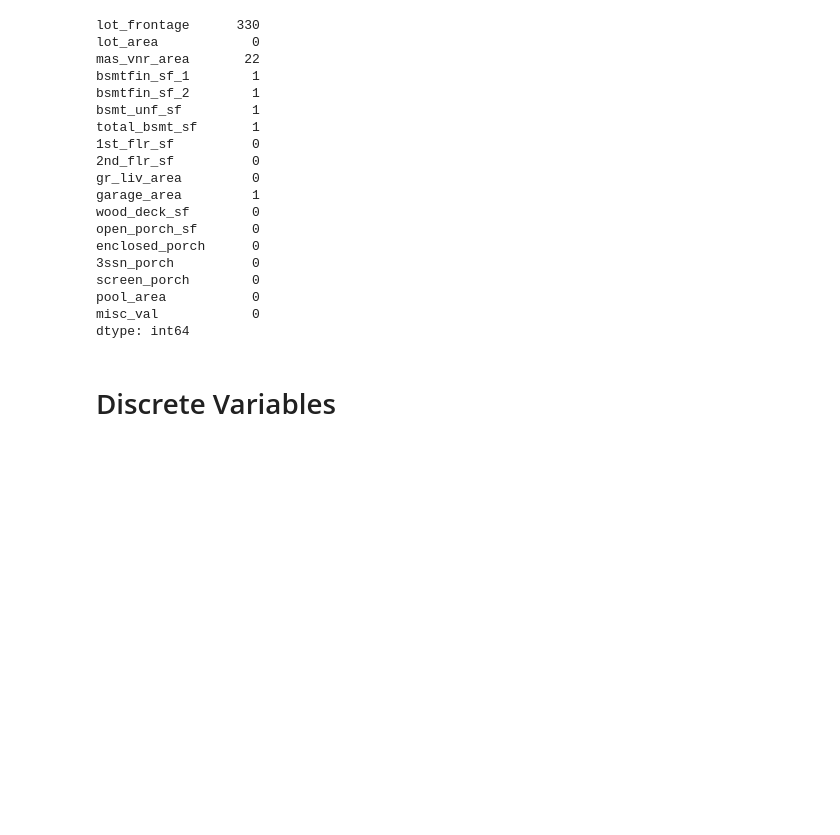
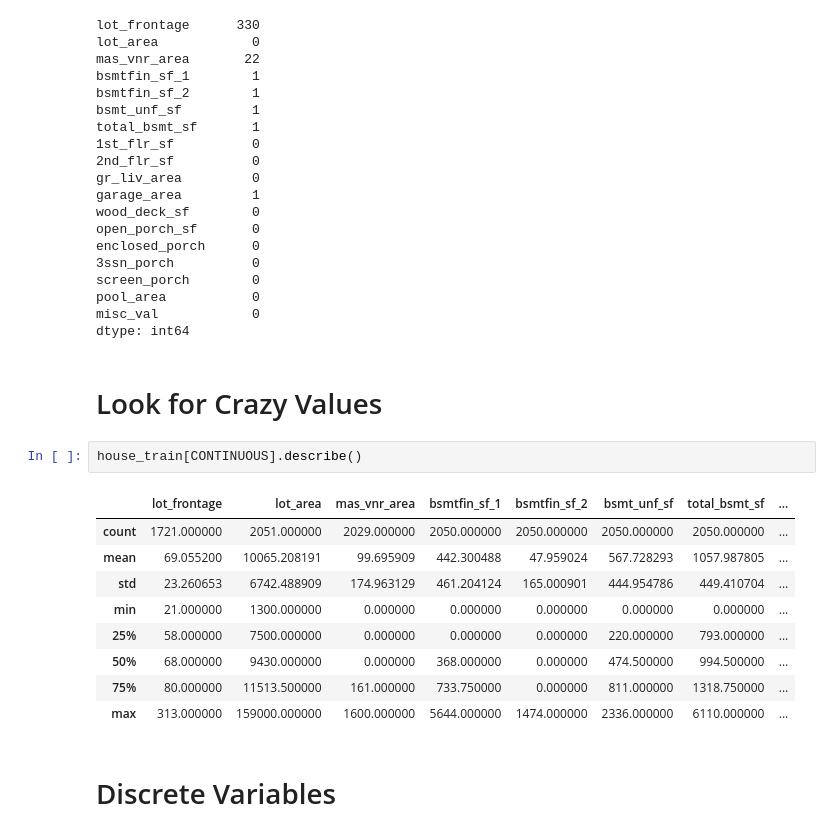
Before and after one commit to AlexSpradling/Home-Price-Prediction-in-Ames-IA, a Jupyter notebook: code/data_cleaning.ipynb, the cells around one changed output. Saved outputs shown, nothing was run; the diff lists cells and outputs as text; blank space fills up the shorter version.

```diff
--- a/code/data_cleaning.ipynb
+++ b/code/data_cleaning.ipynb
@@ -72,6 +72,20 @@ screen_porch        0
 pool_area           0
 misc_val            0
 dtype: int64
+# %% [markdown]
+# Look for Crazy Values
+# %%
+house_train[CONTINUOUS].describe()
+# %% [output]
+|  | lot_frontage | lot_area | mas_vnr_area | bsmtfin_sf_1 | bsmtfin_sf_2 | bsmt_unf_sf | total_bsmt_sf | ... |
+| count | 1721.000000 | 2051.000000 | 2029.000000 | 2050.000000 | 2050.000000 | 2050.000000 | 2050.000000 | ... |
+| mean | 69.055200 | 10065.208191 | 99.695909 | 442.300488 | 47.959024 | 567.728293 | 1057.987805 | ... |
+| std | 23.260653 | 6742.488909 | 174.963129 | 461.204124 | 165.000901 | 444.954786 | 449.410704 | ... |
+| min | 21.000000 | 1300.000000 | 0.000000 | 0.000000 | 0.000000 | 0.000000 | 0.000000 | ... |
+| 25% | 58.000000 | 7500.000000 | 0.000000 | 0.000000 | 0.000000 | 220.000000 | 793.000000 | ... |
+| 50% | 68.000000 | 9430.000000 | 0.000000 | 368.000000 | 0.000000 | 474.500000 | 994.500000 | ... |
+| 75% | 80.000000 | 11513.500000 | 161.000000 | 733.750000 | 0.000000 | 811.000000 | 1318.750000 | ... |
+| max | 313.000000 | 159000.000000 | 1600.000000 | 5644.000000 | 1474.000000 | 2336.000000 | 6110.000000 | ... |
 # %% [markdown]
 # Discrete Variables
 # %%
```
Also changed, not shown: parts of 3 cells of this notebook.
